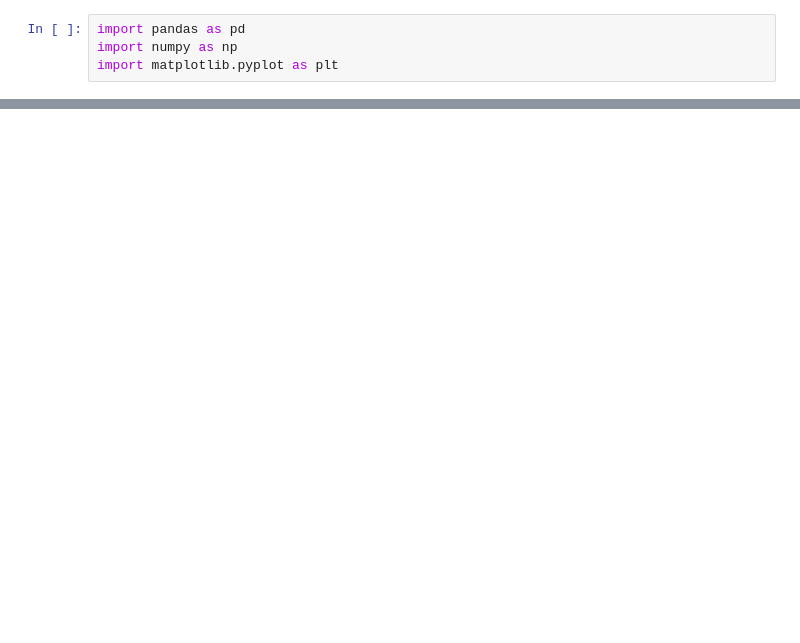
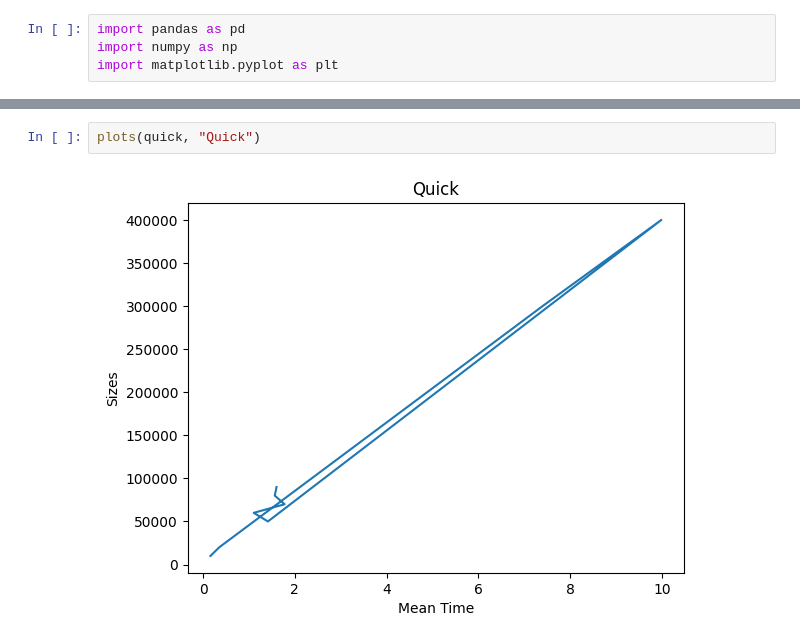
Before and after one commit to romulolassoares/trabalho-apa, a Jupyter notebook: main.ipynb, the cells around one changed output, grey strips where cells are left out. Saved outputs shown, nothing was run; the diff lists cells and outputs as text; blank space fills up the shorter version.

```diff
--- a/main.ipynb
+++ b/main.ipynb
@@ -23,0 +29,4 @@ Text(0, 0.5, 'Sizes')
+# %%
+plots(quick, "Quick")
+# %% [output]
+[figure, added]
```
Also changed, not shown: parts of 5 cells of this notebook, 1 other file.
